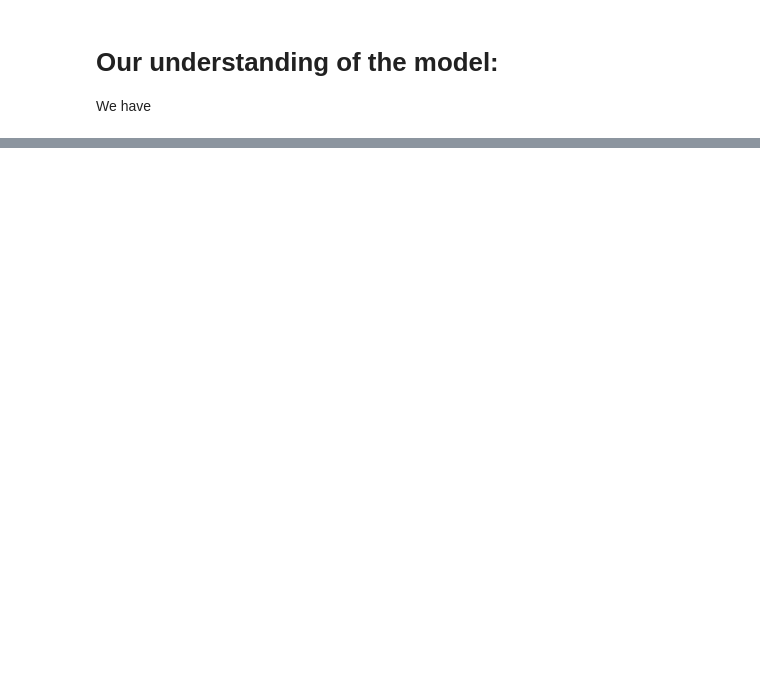
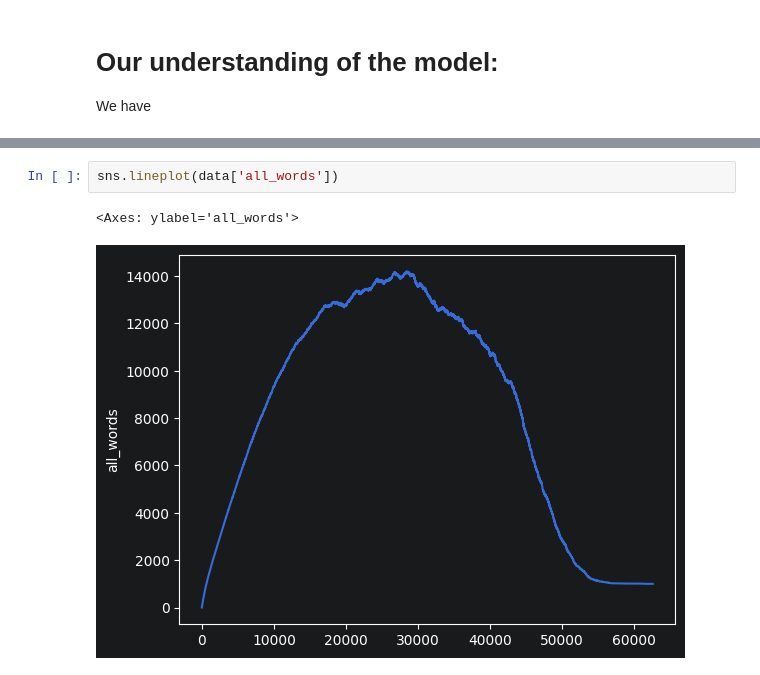
Before and after one commit to jaklvinc/CMSS-TUGraz-2026, a Jupyter notebook: hw2/Assignment2.ipynb, the cells around one changed output, grey strips where cells are left out. Cells and saved outputs as stored; diff of their text form; blank space fills up the shorter version.

```diff
--- a/hw2/Assignment2.ipynb
+++ b/hw2/Assignment2.ipynb
@@ -21,0 +133,5 @@ TypeError: cannot use 'list' as a dict key (unhashable type: 'list')
+# %%
+sns.lineplot(data['all_words'])
+# %% [output]
+<Axes: ylabel='all_words'>
+[figure, added]
```
Also changed, not shown: parts of 9 cells of this notebook.
